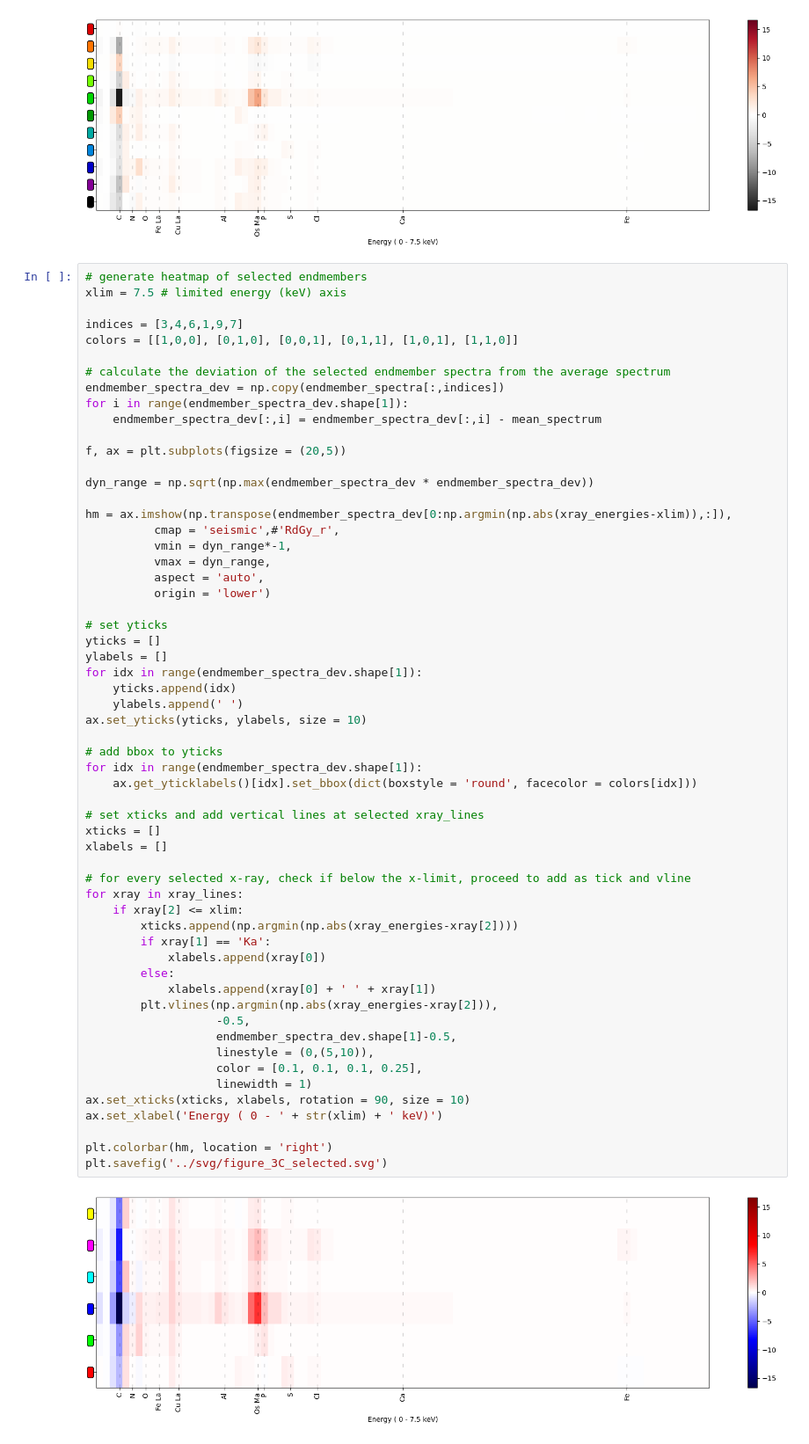
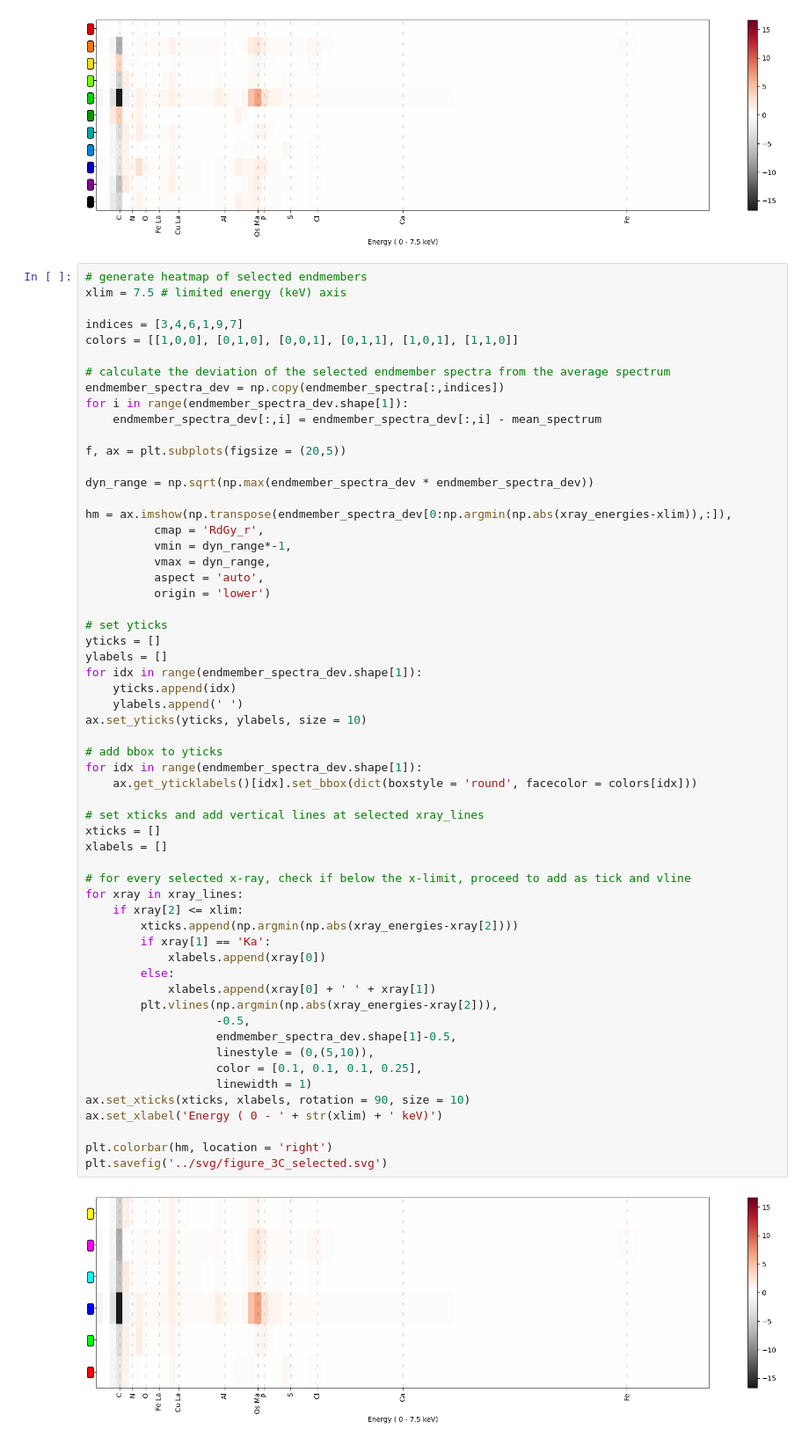
Before and after one commit to amjams/Identify, a Jupyter notebook: scripts/data_visualization/Figure_3HeatMap.ipynb, the cells around one changed output. Shown at 88% size. Cells and saved outputs as stored; diff of their text form.

```diff
--- a/scripts/data_visualization/Figure_3HeatMap.ipynb
+++ b/scripts/data_visualization/Figure_3HeatMap.ipynb
@@ -140,7 +140,7 @@ f, ax = plt.subplots(figsize = (20,5))
 dyn_range = np.sqrt(np.max(endmember_spectra_dev * endmember_spectra_dev))
 
 hm = ax.imshow(np.transpose(endmember_spectra_dev[0:np.argmin(np.abs(xray_energies-xlim)),:]),
-          cmap = 'seismic',#'RdGy_r',
+          cmap = 'RdGy_r',
           vmin = dyn_range*-1,
           vmax = dyn_range,
           aspect = 'auto',
@@ -155,31 +155,31 @@ for idx in range(endmember_spectra_dev.shape[1]):
 ax.set_yticks(yticks, ylabels, size = 10)
 
 # add bbox to yticks
 for idx in range(endmember_spectra_dev.shape[1]):
     ax.get_yticklabels()[idx].set_bbox(dict(boxstyle = 'round', facecolor = colors[idx]))
 
 # set xticks and add vertical lines at selected xray_lines
 xticks = []
 xlabels = []
 
 # for every selected x-ray, check if below the x-limit, proceed to add as tick and vline
 for xray in xray_lines:
     if xray[2] <= xlim:
         xticks.append(np.argmin(np.abs(xray_energies-xray[2])))
         if xray[1] == 'Ka':
             xlabels.append(xray[0])
         else:
             xlabels.append(xray[0] + ' ' + xray[1])
         plt.vlines(np.argmin(np.abs(xray_energies-xray[2])),
                    -0.5,
                    endmember_spectra_dev.shape[1]-0.5,
                    linestyle = (0,(5,10)),
                    color = [0.1, 0.1, 0.1, 0.25],
                    linewidth = 1)
 ax.set_xticks(xticks, xlabels, rotation = 90, size = 10)
 ax.set_xlabel('Energy ( 0 - ' + str(xlim) + ' keV)')
 
 plt.colorbar(hm, location = 'right')
 plt.savefig('../svg/figure_3C_selected.svg')
 # %% [output]
-[figure, old version]
+[figure, new version]
```
Also changed, not shown: parts of 6 cells of this notebook, 3 other files.
